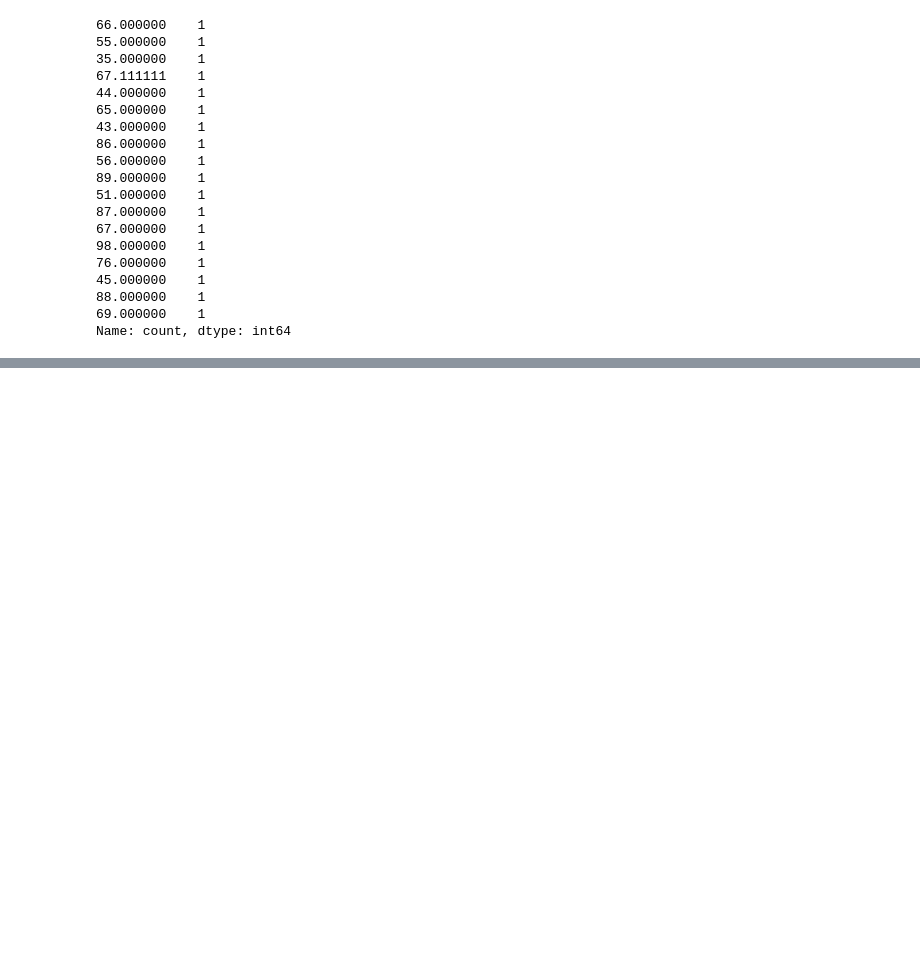
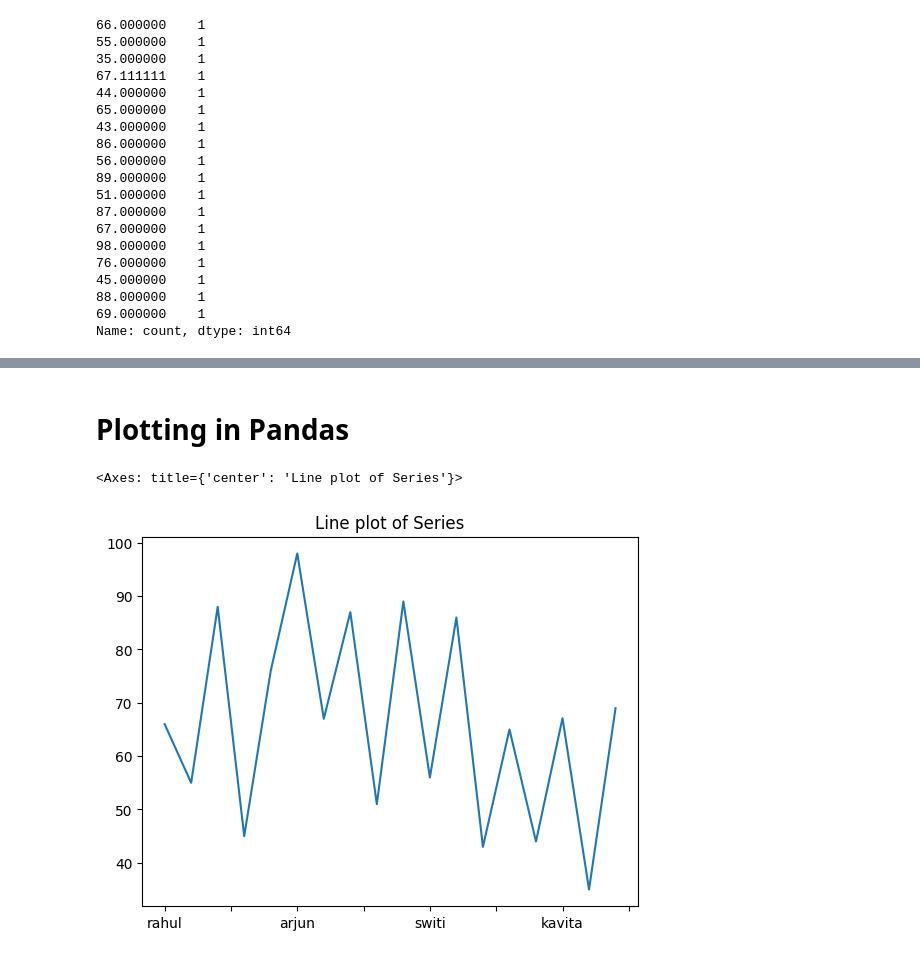
Before and after one commit to balajijadhav17/Pandas-Series-Operations-, a Jupyter notebook: Series.ipynb, the cells around one changed output, grey strips where cells are left out. Drawn from its saved outputs; the diff is of its cells as text; code cells hidden in the pictures; blank space fills up the shorter version.

Commit message:
Pandas_Series

```diff
--- a/Series.ipynb
+++ b/Series.ipynb
@@ -343,0 +697,7 @@ Name: count, dtype: int64
+# %% [markdown]
+# Plotting in Pandas
+# %%
+df.plot(kind="line",title="Line plot of Series")
+# %% [output]
+<Axes: title={'center': 'Line plot of Series'}>
+[figure, added]
```
Also changed, not shown: parts of 36 cells of this notebook.
